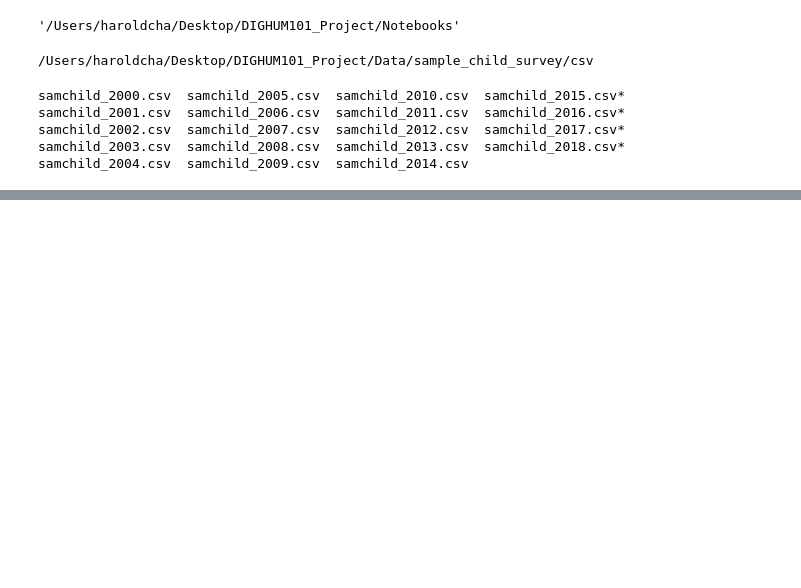
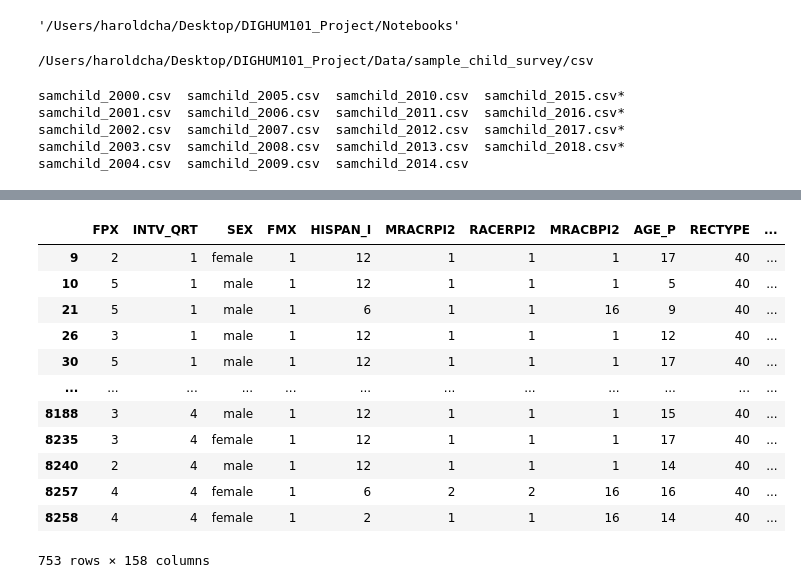
Before and after one commit to haroldcha/DIGHUM101_Project, a Jupyter notebook: Notebooks/Mental Health Care Usage for Adolescents.ipynb, the cells around one changed output, grey strips where cells are left out. Drawn from its saved outputs; the diff is of its cells as text; code cells hidden in the pictures; blank space fills up the shorter version.

```diff
--- a/Notebooks/Mental Health Care Usage for Adolescents.ipynb
+++ b/Notebooks/Mental Health Care Usage for Adolescents.ipynb
@@ -79,0 +76,22 @@ child_2000
+# %%
+# Assigning each key-value pair from the 'samchild' dictionary to variables for conveniency
+
+child_00 = samchild["2000"]
+child_01 = samchild["2001"]
+child_02 = samchild["2002"]
+child_03 = samchild["2003"]
+child_04 = samchild["2004"]
+child_05 = samchild["2005"]
+child_06 = samchild["2006"]
+child_07 = samchild["2007"]
+child_08 = samchild["2008"]
+child_09 = samchild["2009"]
+child_10 = samchild["2010"]
+child_11 = samchild["2011"]
+child_12 = samchild["2012"]
+child_13 = samchild["2013"]
+child_14 = samchild["2014"]
+child_15 = samchild["2015"]
+child_16 = samchild["2016"]
+child_17 = samchild["2017"]
+child_18 = samchild["2018"]
@@ -79,0 +183,16 @@ child_2000
+# %%
+child_18[child_18["CHCSYR1"]==1]
+# %% [output]
+|  | FPX | INTV_QRT | SEX | FMX | HISPAN_I | MRACRPI2 | RACERPI2 | MRACBPI2 | AGE_P | RECTYPE | ... |
+| 9 | 2 | 1 | female | 1 | 12 | 1 | 1 | 1 | 17 | 40 | ... |
+| 10 | 5 | 1 | male | 1 | 12 | 1 | 1 | 1 | 5 | 40 | ... |
+| 21 | 5 | 1 | male | 1 | 6 | 1 | 1 | 16 | 9 | 40 | ... |
+| 26 | 3 | 1 | male | 1 | 12 | 1 | 1 | 1 | 12 | 40 | ... |
+| 30 | 5 | 1 | male | 1 | 12 | 1 | 1 | 1 | 17 | 40 | ... |
+| ... | ... | ... | ... | ... | ... | ... | ... | ... | ... | ... | ... |
+| 8188 | 3 | 4 | male | 1 | 12 | 1 | 1 | 1 | 15 | 40 | ... |
+| 8235 | 3 | 4 | female | 1 | 12 | 1 | 1 | 1 | 17 | 40 | ... |
+| 8240 | 2 | 4 | male | 1 | 12 | 1 | 1 | 1 | 14 | 40 | ... |
+| 8257 | 4 | 4 | female | 1 | 6 | 2 | 2 | 16 | 16 | 40 | ... |
+| 8258 | 4 | 4 | female | 1 | 2 | 1 | 1 | 16 | 14 | 40 | ... |
+753 rows × 158 columns
```
Also changed, not shown: parts of 11 cells of this notebook, 3 other files.
